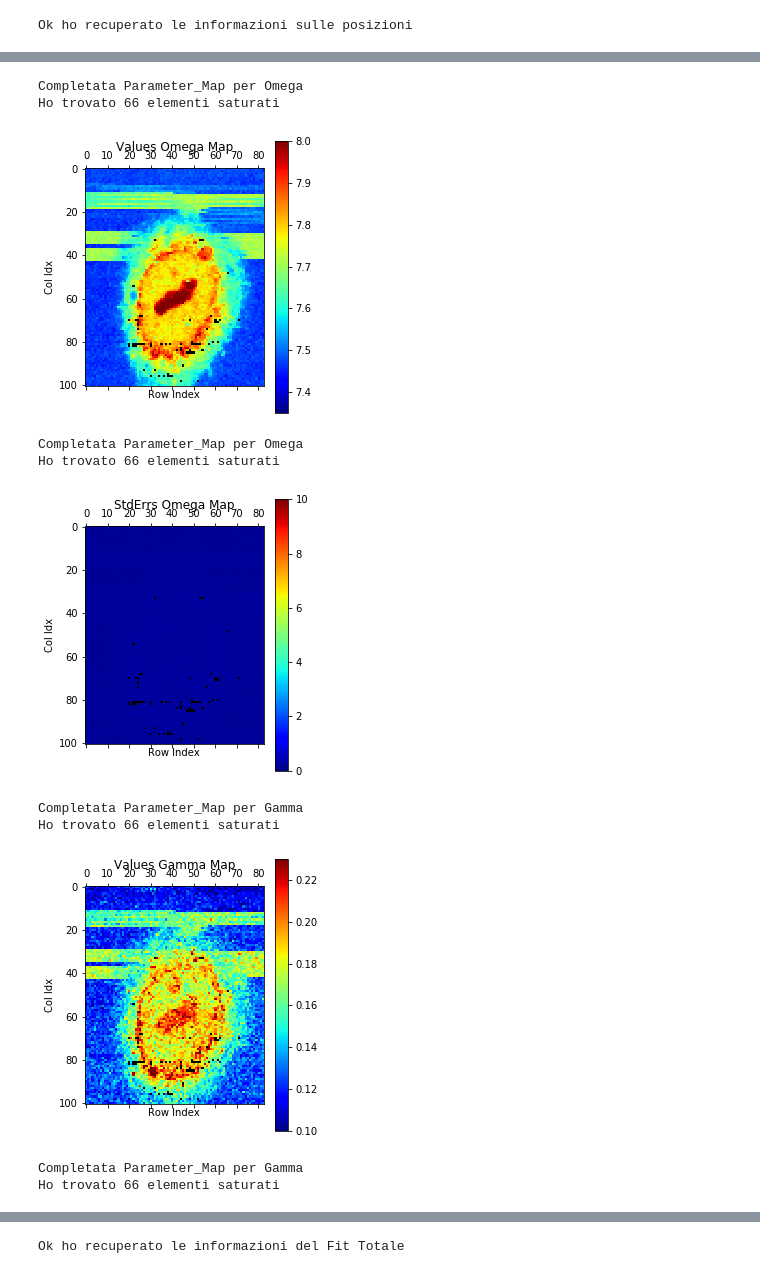
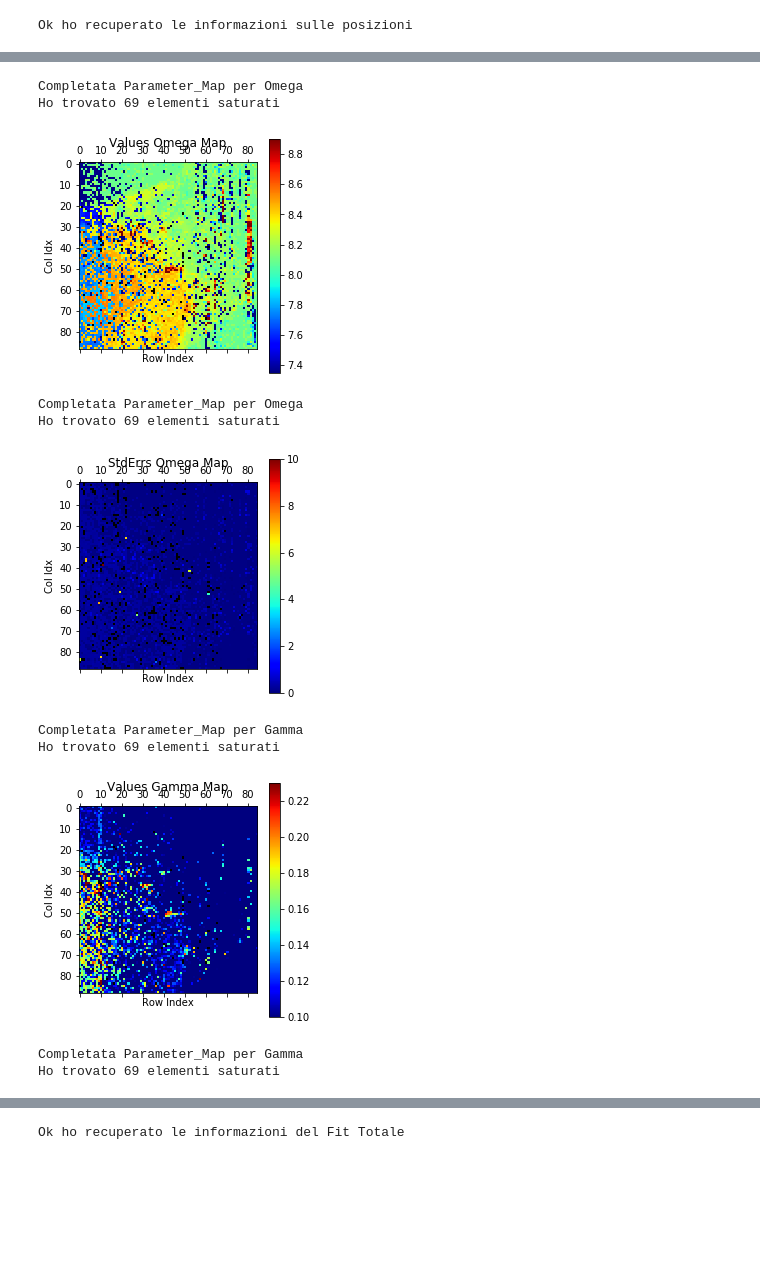
Before and after one commit to flautodipan/Python_Libraries, a Jupyter notebook: Experimentum_analysis.ipynb, the cells around one changed output, grey strips where cells are left out. Drawn from its saved outputs; the diff is of its cells as text; code cells hidden in the pictures; blank space fills up the shorter version.

```diff
--- a/Experimentum_analysis.ipynb
+++ b/Experimentum_analysis.ipynb
@@ -6,11 +6,12 @@ from        Alessandria         import  *
 
 
 #path dove stanno i dati del fit
-now_path        =   '../BRILLOUIN/TDP43/NO_ARS_12_02/analysis_again/'
+now_path         =   '../BRILLOUIN/TDP43/ARS_13_02/analysis_new/'
+
 
 ### recupero info su dimensionalità
-spectra_path = '../BRILLOUIN/TDP43/NO_ARS_12_02/'
-spectra_filename    =   'NO_ARS_12_02'
+spectra_path =   '../BRILLOUIN/TDP43/ARS_13_02/'
+spectra_filename    =   'ARS_13_02'
 n_rows    =   len(Import_from_Matlab(spectra_filename, spectra_path, var_name = 'y3'))
 n_cols  =   len(Import_from_Matlab(spectra_filename, spectra_path, var_name = 'y3')[0])
 ###
@@ -196,19 +211,19 @@ Initials  2.000000
 # %%
 #MAPPE
-omega_markov_map, _ = Get_Parameter_Map('markov', 'Omega', matrix, n_rows, n_cols, excluded, 'jet', 7.35, 8., fig = 'omega_markov_map', path=now_path)
+omega_markov_map, _ = Get_Parameter_Map('markov', 'Omega', matrix, n_rows, n_cols, excluded, 'jet', 7.35, 8.9, fig = 'omega_markov_map', path=now_path)
 Delta_omega_markov_map, _ = Get_Parameter_Map('markov', 'Omega', matrix, n_rows, n_cols, excluded, 'jet', 0,10, fig = 'Delta_omega_markov_map', path=now_path, Deltas = True)
 gamma_markov_map, _ = Get_Parameter_Map('markov', 'Gamma', matrix, n_rows, n_cols, excluded, 'jet', 0.1,0.23, fig = 'Gamma_markov_map', path=now_path)
 Delta_gamma_markov_map, _ = Get_Parameter_Map('markov', 'Gamma', matrix, n_rows, n_cols, excluded, 'jet', 3, 15, fig = 'Delta_Gamma_markov_map', path=now_path, Deltas = True)
 markov_cost_map = Get_cost_map(matrix, 'markov', len(rows), len(cols), 'markov_cost_map', path = now_path)
 # %% [output]
 Completata Parameter_Map per Omega
-Ho trovato 66 elementi saturati
+Ho trovato 69 elementi saturati
-[figure, old version]
+[figure, new version]
 Completata Parameter_Map per Omega
-Ho trovato 66 elementi saturati
+Ho trovato 69 elementi saturati
-[figure, old version]
+[figure, new version]
 Completata Parameter_Map per Gamma
-Ho trovato 66 elementi saturati
+Ho trovato 69 elementi saturati
-[figure, old version]
+[figure, new version]
 Completata Parameter_Map per Gamma
-Ho trovato 66 elementi saturati
+Ho trovato 69 elementi saturati
```
Also changed, not shown: parts of 12 cells of this notebook, 4 other files.
